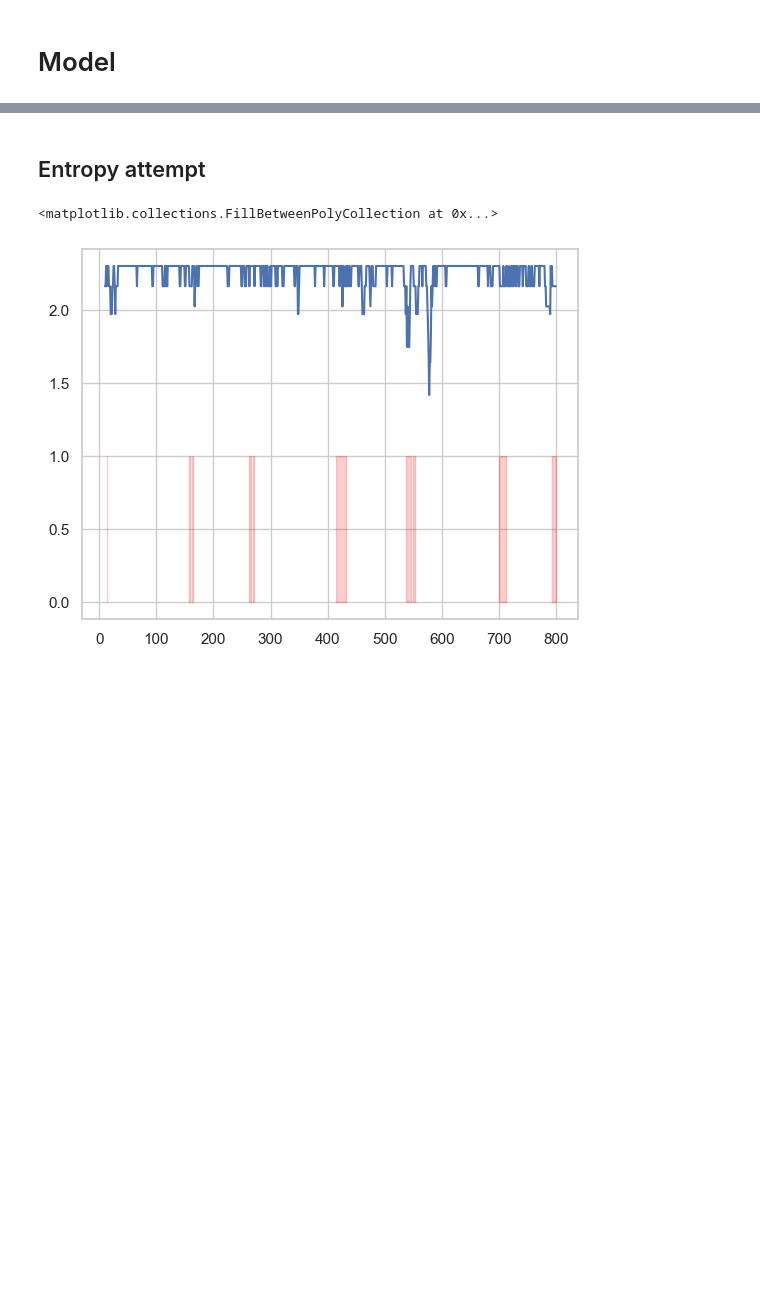
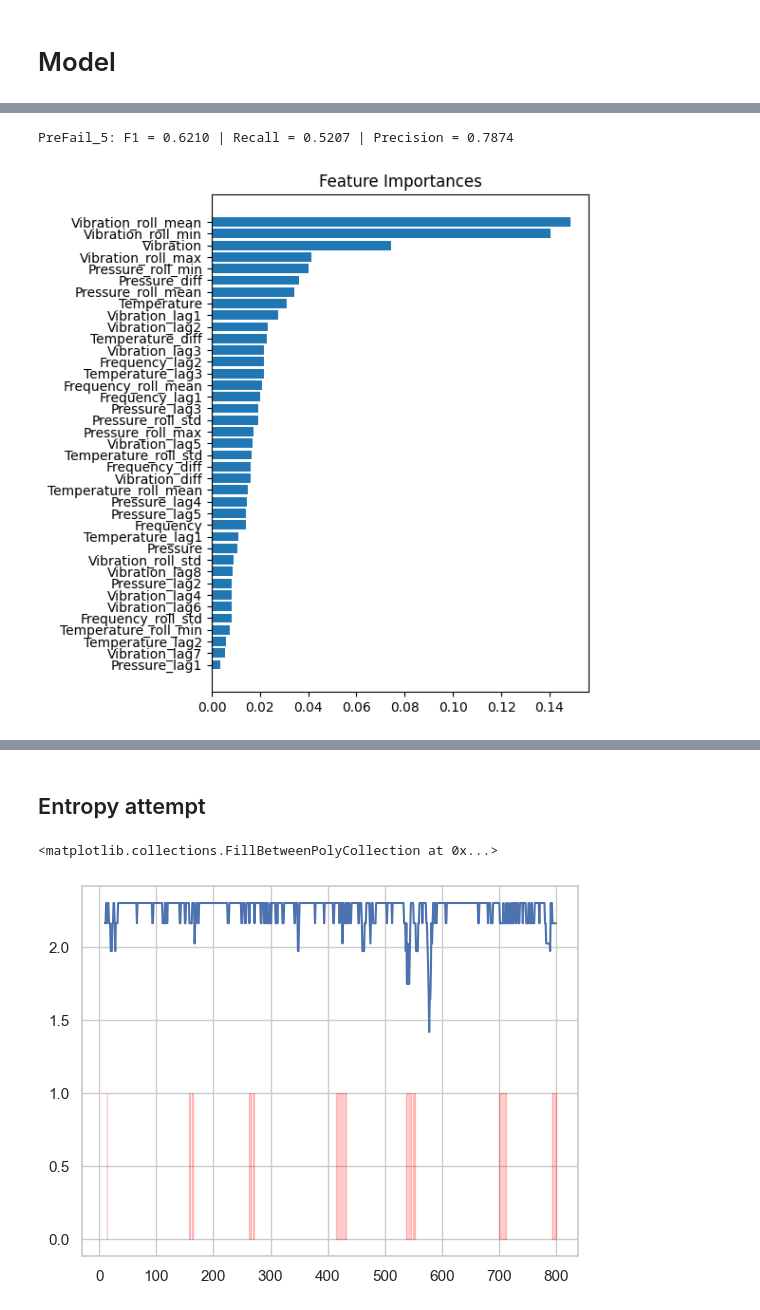
Before and after one commit to MatBom/CASE_Shape_digital, a Jupyter notebook: case_shape.ipynb, the cells around one changed output, grey strips where cells are left out. Drawn from its saved outputs; the diff is of its cells as text; code cells hidden in the pictures; blank space fills up the shorter version.

```diff
--- a/case_shape.ipynb
+++ b/case_shape.ipynb
@@ -462,0 +702,26 @@ plt.show()
+# %%
+pipeline_3 = Pipeline([
+    ('classifier', XGBClassifier(random_state=10))
+])
+
+x_3 = df_model[x_prev_cols + x_new_cols].drop(columns=['Frequency_roll_max', 'Frequency_roll_min', 'Temperature_roll_max'])
+
+all_scores = {
+    'f1': 'f1',
+    'recall': 'recall',
+    'precision': 'precision'
+}
+
+y_3 = df_model[f'PreFail_8'].astype(int)
+scores = cross_validate(pipeline_3, x_3, y_3, cv=split, scoring=all_scores)
+
+f1 = scores['test_f1'].mean()
+recall = scores['test_recall'].mean()
+precision = scores['test_precision'].mean()
+
+print(f'PreFail_5: F1 = {f1:.4f} | Recall = {recall:.4f} | Precision = {precision:.4f}')
+
+show_feature_importance(pipeline_3, x = x_3, y = y_3)
+# %% [output]
+PreFail_5: F1 = 0.6210 | Recall = 0.5207 | Precision = 0.7874
+[figure, added]
```
Also changed, not shown: parts of 76 cells of this notebook.
